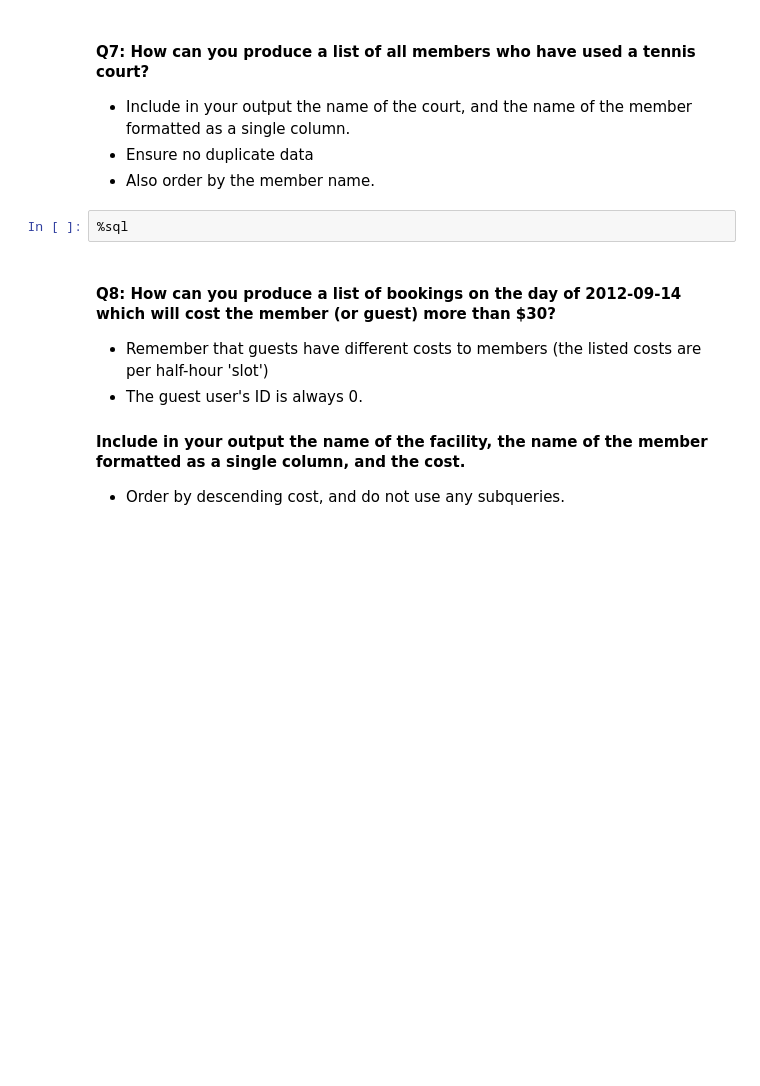
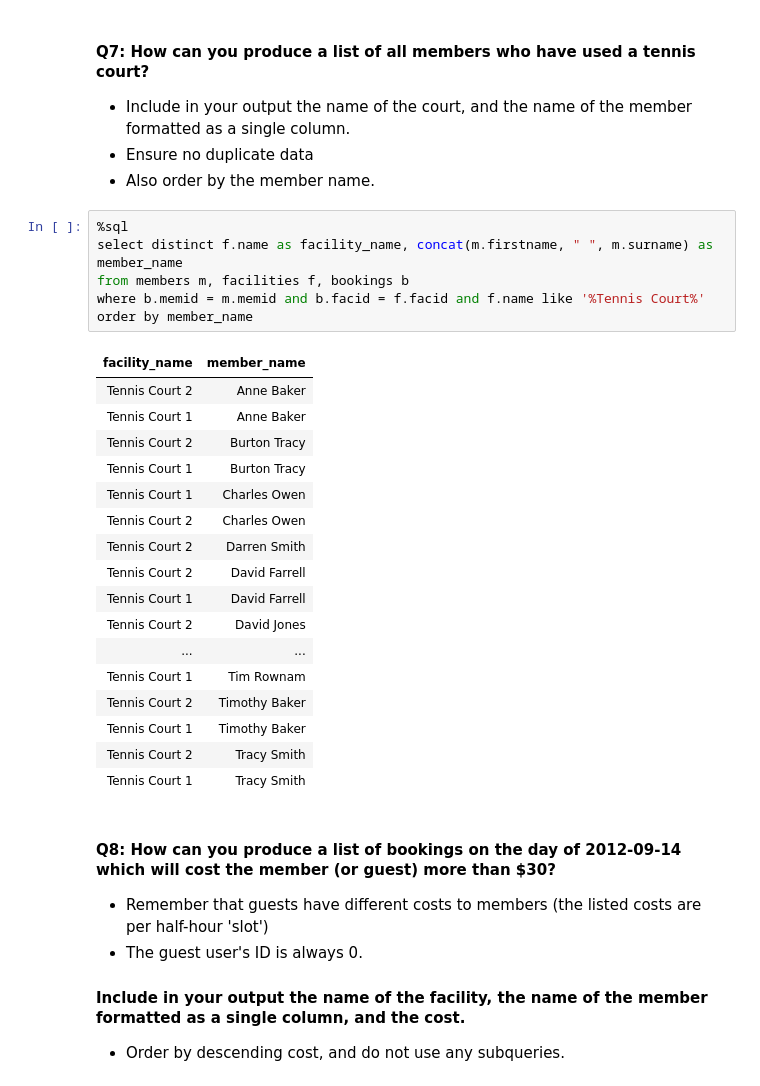
Before and after one commit to kyeongbkim/mec-mini-projects, a Jupyter notebook: mec-5.6.6-sql-with-spark-mini-project/Mini_Project_SQL_with_Spark.ipynb, the cells around one changed output. Saved outputs shown, nothing was run; the diff lists cells and outputs as text; blank space fills up the shorter version.

```diff
--- a/mec-5.6.6-sql-with-spark-mini-project/Mini_Project_SQL_with_Spark.ipynb
+++ b/mec-5.6.6-sql-with-spark-mini-project/Mini_Project_SQL_with_Spark.ipynb
@@ -134,8 +216,30 @@ select * from bookings limit 3
 - Include in your output the name of the court, and the name of the member formatted as a single column.
 - Ensure no duplicate data
 - Also order by the member name.
-# %%
-%sql
+# %%
+%sql
+select distinct f.name as facility_name, concat(m.firstname, " ", m.surname) as member_name
+from members m, facilities f, bookings b
+where b.memid = m.memid and b.facid = f.facid and f.name like '%Tennis Court%'
+order by member_name
+# %% [output]
+| facility_name | member_name |
+| Tennis Court 2 | Anne Baker |
+| Tennis Court 1 | Anne Baker |
+| Tennis Court 2 | Burton Tracy |
+| Tennis Court 1 | Burton Tracy |
+| Tennis Court 1 | Charles Owen |
+| Tennis Court 2 | Charles Owen |
+| Tennis Court 2 | Darren Smith |
+| Tennis Court 2 | David Farrell |
+| Tennis Court 1 | David Farrell |
+| Tennis Court 2 | David Jones |
+| ... | ... |
+| Tennis Court 1 | Tim Rownam |
+| Tennis Court 2 | Timothy Baker |
+| Tennis Court 1 | Timothy Baker |
+| Tennis Court 2 | Tracy Smith |
+| Tennis Court 1 | Tracy Smith |
 # %% [markdown]
 #### Q8: How can you produce a list of bookings on the day of 2012-09-14 which will cost the member (or guest) more than $30?
 
```
Also changed, not shown: parts of 22 cells of this notebook.
